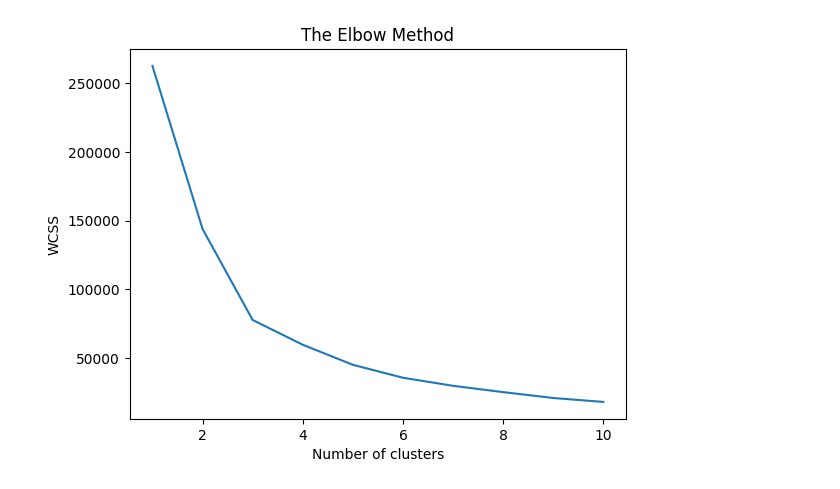
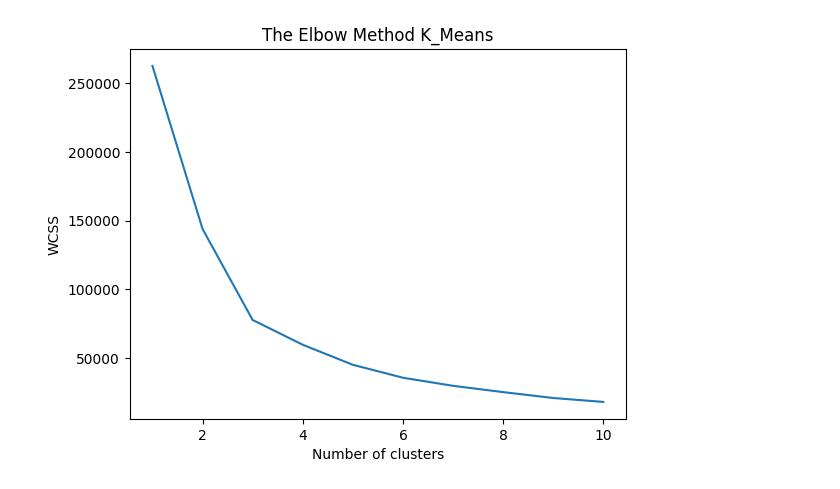
Before and after one commit to danialebrat/Comp_8720_Advanced_AI, a Jupyter notebook: Assignment_2/Jupyter/halfkernel.ipynb, the cells around one changed output. Drawn from its saved outputs; the diff is of its cells as text; code cells hidden in the pictures.

```diff
--- a/Assignment_2/Jupyter/halfkernel.ipynb
+++ b/Assignment_2/Jupyter/halfkernel.ipynb
@@ -63,14 +63,14 @@ plt.show()
 # %%
 from sklearn.cluster import KMeans
 wcss = []
 for i in range(1, 11):
     kmeans = KMeans(n_clusters = i, init = 'k-means++', random_state = 42)
     kmeans.fit(X)
     wcss.append(kmeans.inertia_)
 plt.plot(range(1, 11), wcss)
-plt.title('The Elbow Method')
+plt.title('The Elbow Method K_Means')
 plt.xlabel('Number of clusters')
 plt.ylabel('WCSS')
 plt.show()
 # %% [output]
-[figure, old version]
+[figure, new version]
```
Also changed, not shown: parts of 3 cells of this notebook, 2 other files.
